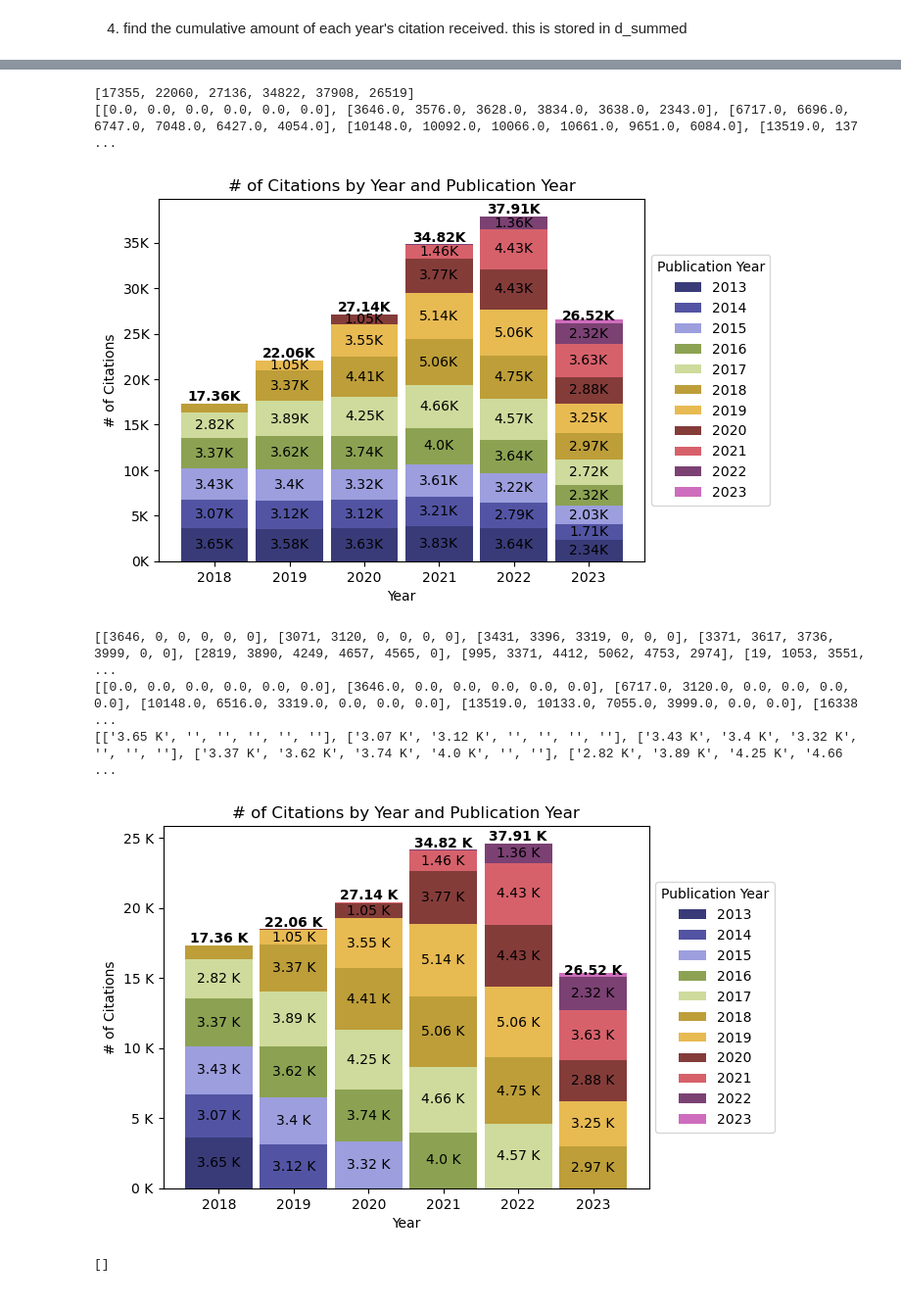
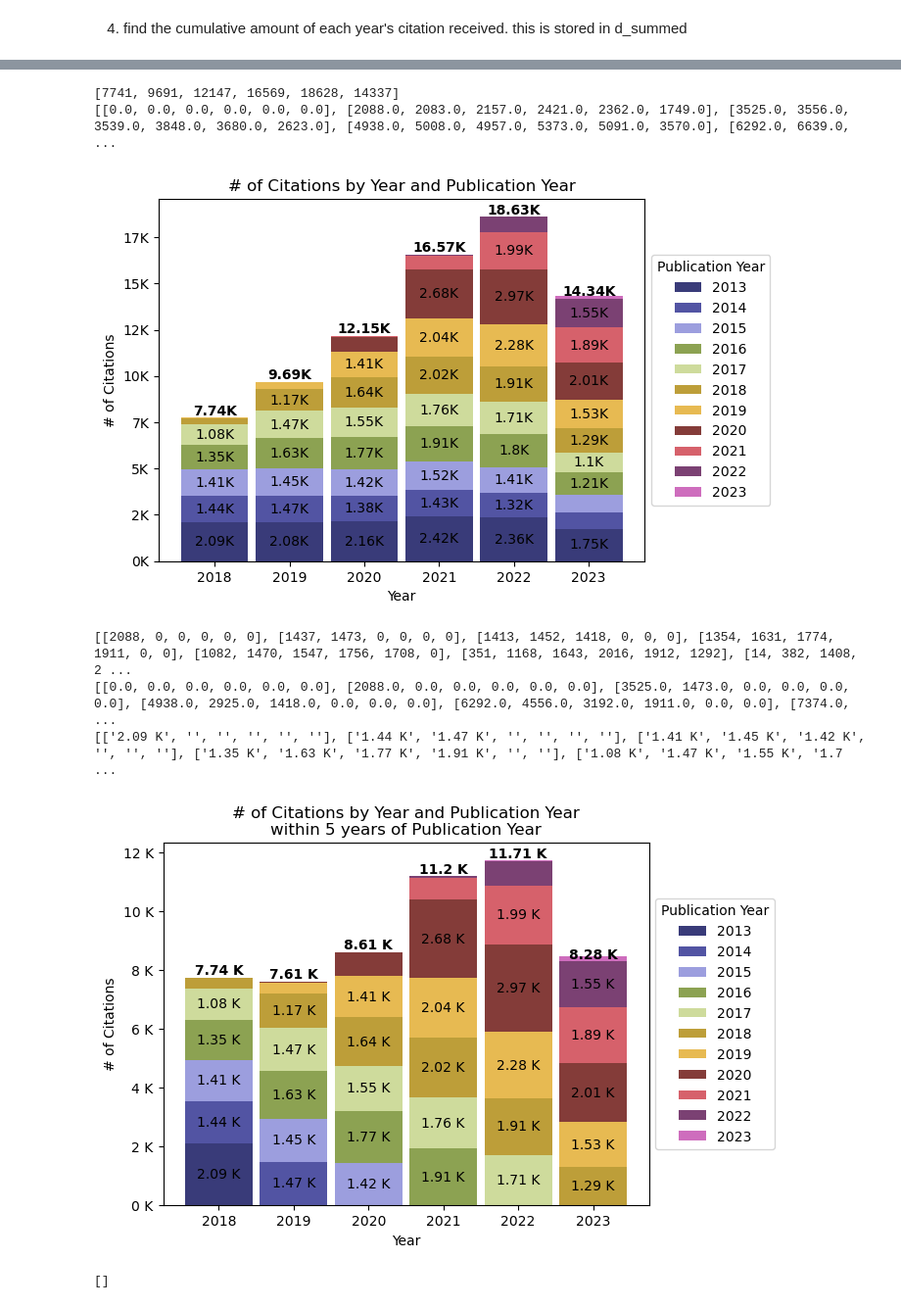
Before and after one commit to rainacao/scival_api, a Jupyter notebook: citations_overview/graph.ipynb, the cells around one changed output, grey strips where cells are left out. Shown at 98% size. Cells and saved outputs as stored; diff of their text form; code cells hidden in the pictures.

```diff
--- a/citations_overview/graph.ipynb
+++ b/citations_overview/graph.ipynb
@@ -33,7 +33,7 @@ with open(PATH_TO_NO_DUPLICATE_CSV, "r") as f:
         data_full.append(row)
         row_to_add = []
         row_to_add.append(row[3]) #add publication date
-        row_to_add = row_to_add+row[9:] #add irp group, citations per year
+        row_to_add = row_to_add+row[8:] #add irp group, citations per year
         data.append(row_to_add)
 
 print(data)
@@ -279,9 +279,9 @@ ax.set_ylabel("# of Citations")
 
 plt.show()
 # %% [output]
-[17355, 22060, 27136, 34822, 37908, 26519]
-[[0.0, 0.0, 0.0, 0.0, 0.0, 0.0], [3646.0, 3576.0, 3628.0, 3834.0, 3638.0, 2343.0], [6717.0, 6696.0, 6747.0, 7048.0, 6427.0, 4054.0], [10148.0, 10092.0, 10066.0, 10661.0, 9651.0, 6084.0], [13519.0, 137 ...
+[7741, 9691, 12147, 16569, 18628, 14337]
+[[0.0, 0.0, 0.0, 0.0, 0.0, 0.0], [2088.0, 2083.0, 2157.0, 2421.0, 2362.0, 1749.0], [3525.0, 3556.0, 3539.0, 3848.0, 3680.0, 2623.0], [4938.0, 5008.0, 4957.0, 5373.0, 5091.0, 3570.0], [6292.0, 6639.0,  ...
-[figure, old version]
+[figure, new version]
 # %%
 # limit each year to a 5-year span
 
@@ -303,39 +303,39 @@ year_labels = graph_data_window.keys()
 all_citations = []
 y_intervals = []
 
 for year, citations in d_summed_window.items():
     all_citations.append(citations)
     y_intervals.append(bottom.tolist())
     p = ax.bar(year_labels, citations, width, label=year.split("_")[0], bottom = bottom, color=colors[year])
     bottom += citations
 
 print(all_citations)
 print(y_intervals)
 
 # all_citations_str = [[f"{round(count/1000, 2)} K" if count >= 1000 else f"{count}" for count in row] for row in all_citations]
 all_citations_str = [[f"{round(count/1000, 2)} K" if count >= 1000 else "" for count in row] for row in all_citations]
 print(all_citations_str)
 
-ax.set_title("# of Citations by Year and Publication Year")
+ax.set_title("# of Citations by Year and Publication Year\nwithin 5 years of Publication Year")
 
-running_total_str = [f"{round(count/1000, 2)} K" for count in running_total]
+running_total_str = [f"{round(count/1000, 2)} K" for count in y_intervals[-1]]
 x_intervals = range(0,6)
 for year_idx in range(len(x_intervals)):
     for y in range(len(y_intervals)):
         ax.text(x_intervals[year_idx],y_intervals[y][year_idx]+(all_citations[y][year_idx]/2), all_citations_str[y][year_idx], ha="center", va="center")
     ax.text(x_intervals[year_idx],y_intervals[-1][year_idx], running_total_str[year_idx], ha="center", va="bottom",weight="bold")
 
 y_labels = ax.get_yticks()
 ax.set_yticklabels(labels=[f"{int(y/1000)} K" for y in y_labels])
 ax.legend(loc="center left", bbox_to_anchor=(1,0.5), title="Publication Year")
 ax.set_xlabel("Year")
 ax.set_ylabel("# of Citations")
 plt.show()
 # %% [output]
-[[3646, 0, 0, 0, 0, 0], [3071, 3120, 0, 0, 0, 0], [3431, 3396, 3319, 0, 0, 0], [3371, 3617, 3736, 3999, 0, 0], [2819, 3890, 4249, 4657, 4565, 0], [995, 3371, 4412, 5062, 4753, 2974], [19, 1053, 3551,  ...
-[[0.0, 0.0, 0.0, 0.0, 0.0, 0.0], [3646.0, 0.0, 0.0, 0.0, 0.0, 0.0], [6717.0, 3120.0, 0.0, 0.0, 0.0, 0.0], [10148.0, 6516.0, 3319.0, 0.0, 0.0, 0.0], [13519.0, 10133.0, 7055.0, 3999.0, 0.0, 0.0], [16338 ...
-[['3.65 K', '', '', '', '', ''], ['3.07 K', '3.12 K', '', '', '', ''], ['3.43 K', '3.4 K', '3.32 K', '', '', ''], ['3.37 K', '3.62 K', '3.74 K', '4.0 K', '', ''], ['2.82 K', '3.89 K', '4.25 K', '4.66  ...
+[[2088, 0, 0, 0, 0, 0], [1437, 1473, 0, 0, 0, 0], [1413, 1452, 1418, 0, 0, 0], [1354, 1631, 1774, 1911, 0, 0], [1082, 1470, 1547, 1756, 1708, 0], [351, 1168, 1643, 2016, 1912, 1292], [14, 382, 1408, 2 ...
+[[0.0, 0.0, 0.0, 0.0, 0.0, 0.0], [2088.0, 0.0, 0.0, 0.0, 0.0, 0.0], [3525.0, 1473.0, 0.0, 0.0, 0.0, 0.0], [4938.0, 2925.0, 1418.0, 0.0, 0.0, 0.0], [6292.0, 4556.0, 3192.0, 1911.0, 0.0, 0.0], [7374.0,  ...
+[['2.09 K', '', '', '', '', ''], ['1.44 K', '1.47 K', '', '', '', ''], ['1.41 K', '1.45 K', '1.42 K', '', '', ''], ['1.35 K', '1.63 K', '1.77 K', '1.91 K', '', ''], ['1.08 K', '1.47 K', '1.55 K', '1.7 ...
-[figure, old version]
+[figure, new version]
 # %%
 df = pd.DataFrame(d_summed)
 df.to_csv("publications_per_year.csv")
```
Also changed, not shown: parts of 9 cells of this notebook, 21 other files.
